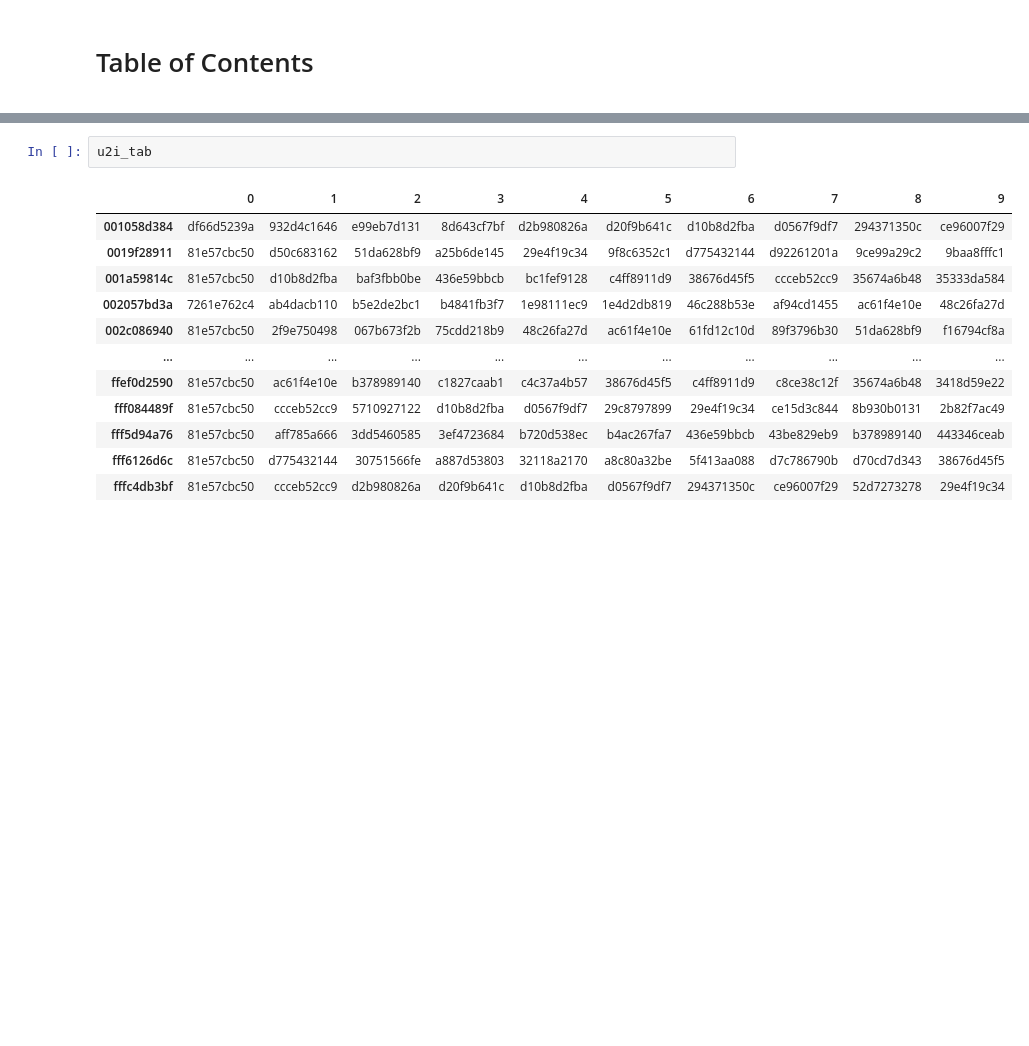
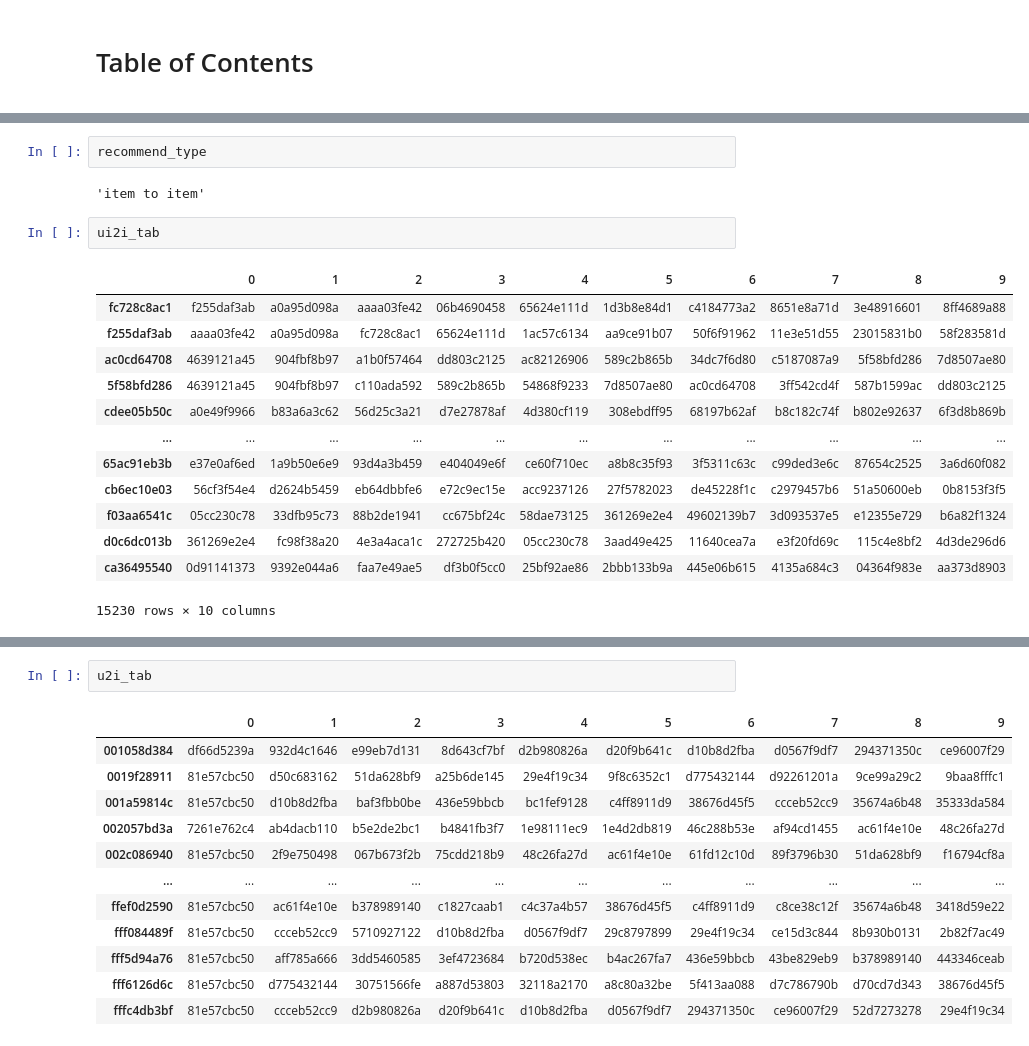
Before and after one commit to InscribeDeeper/RS_code, a Jupyter notebook: pydata/evaluation_test/RS_eval.ipynb, the cells around one changed output, grey strips where cells are left out. Cells and saved outputs as stored; diff of their text form; blank space fills up the shorter version.

```diff
--- a/pydata/evaluation_test/RS_eval.ipynb
+++ b/pydata/evaluation_test/RS_eval.ipynb
@@ -56,0 +130,20 @@ ds5
+# %%
+recommend_type
+# %% [output]
+'item to item'
+# %%
+ui2i_tab
+# %% [output]
+|  | 0 | 1 | 2 | 3 | 4 | 5 | 6 | 7 | 8 | 9 |
+| fc728c8ac1 | f255daf3ab | a0a95d098a | aaaa03fe42 | 06b4690458 | 65624e111d | 1d3b8e84d1 | c4184773a2 | 8651e8a71d | 3e48916601 | 8ff4689a88 |
+| f255daf3ab | aaaa03fe42 | a0a95d098a | fc728c8ac1 | 65624e111d | 1ac57c6134 | aa9ce91b07 | 50f6f91962 | 11e3e51d55 | 23015831b0 | 58f283581d |
+| ac0cd64708 | 4639121a45 | 904fbf8b97 | a1b0f57464 | dd803c2125 | ac82126906 | 589c2b865b | 34dc7f6d80 | c5187087a9 | 5f58bfd286 | 7d8507ae80 |
+| 5f58bfd286 | 4639121a45 | 904fbf8b97 | c110ada592 | 589c2b865b | 54868f9233 | 7d8507ae80 | ac0cd64708 | 3ff542cd4f | 587b1599ac | dd803c2125 |
+| cdee05b50c | a0e49f9966 | b83a6a3c62 | 56d25c3a21 | d7e27878af | 4d380cf119 | 308ebdff95 | 68197b62af | b8c182c74f | b802e92637 | 6f3d8b869b |
+| ... | ... | ... | ... | ... | ... | ... | ... | ... | ... | ... |
+| 65ac91eb3b | e37e0af6ed | 1a9b50e6e9 | 93d4a3b459 | e404049e6f | ce60f710ec | a8b8c35f93 | 3f5311c63c | c99ded3e6c | 87654c2525 | 3a6d60f082 |
+| cb6ec10e03 | 56cf3f54e4 | d2624b5459 | eb64dbbfe6 | e72c9ec15e | acc9237126 | 27f5782023 | de45228f1c | c2979457b6 | 51a50600eb | 0b8153f3f5 |
+| f03aa6541c | 05cc230c78 | 33dfb95c73 | 88b2de1941 | cc675bf24c | 58dae73125 | 361269e2e4 | 49602139b7 | 3d093537e5 | e12355e729 | b6a82f1324 |
+| d0c6dc013b | 361269e2e4 | fc98f38a20 | 4e3a4aca1c | 272725b420 | 05cc230c78 | 3aad49e425 | 11640cea7a | e3f20fd69c | 115c4e8bf2 | 4d3de296d6 |
+| ca36495540 | 0d91141373 | 9392e044a6 | faa7e49ae5 | df3b0f5cc0 | 25bf92ae86 | 2bbb133b9a | 445e06b615 | 4135a684c3 | 04364f983e | aa373d8903 |
+15230 rows × 10 columns
```
Also changed, not shown: parts of 10 cells of this notebook, 33 other files.
